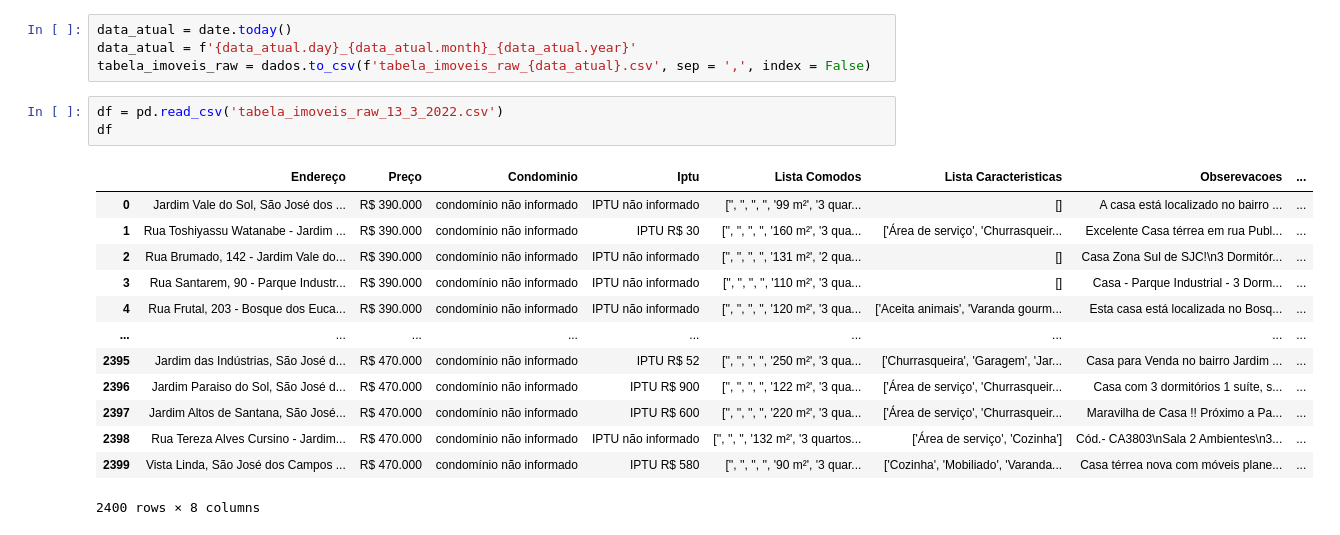
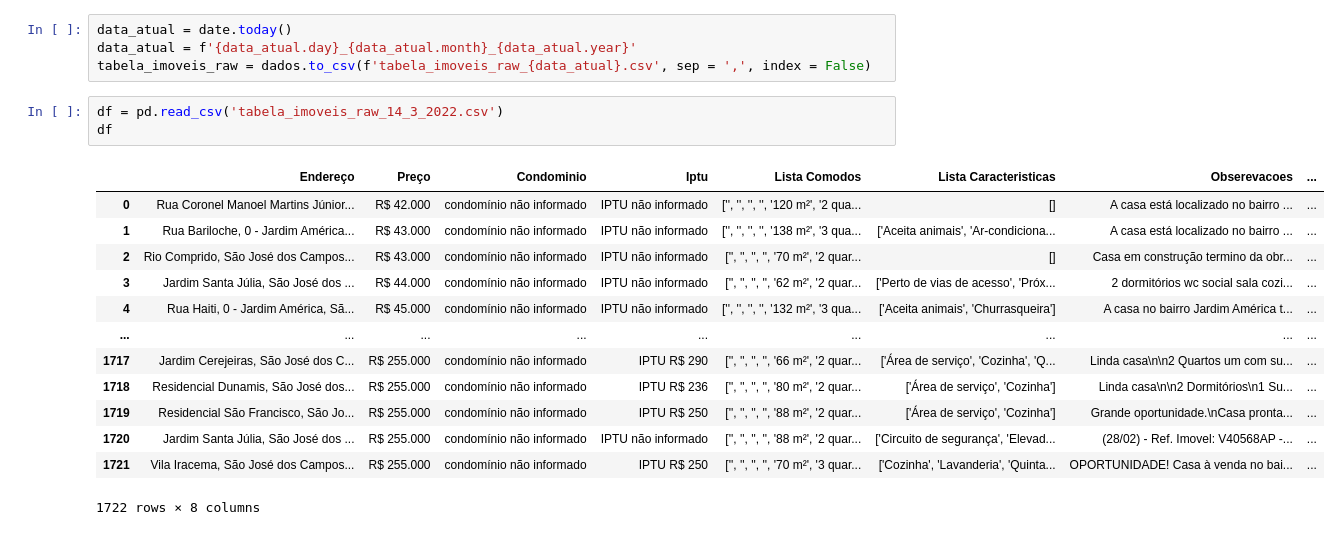
Before and after one commit to jpnune/estudo-imoveis-sao-jose-dos-campos, a Jupyter notebook: web scrapping imoveis zap/websacrapping imoveis sao jose dos campos site zap imoveis.ipynb, the cells around one changed output. Cells and saved outputs as stored; diff of their text form.

```diff
--- a/web scrapping imoveis zap/websacrapping imoveis sao jose dos campos site zap imoveis.ipynb
+++ b/web scrapping imoveis zap/websacrapping imoveis sao jose dos campos site zap imoveis.ipynb
@@ -264,19 +280,19 @@ data_atual = date.today()
 data_atual = f'{data_atual.day}_{data_atual.month}_{data_atual.year}'
 tabela_imoveis_raw = dados.to_csv(f'tabela_imoveis_raw_{data_atual}.csv', sep = ',', index = False)
 # %%
-df = pd.read_csv('tabela_imoveis_raw_13_3_2022.csv')
+df = pd.read_csv('tabela_imoveis_raw_14_3_2022.csv')
 df
 # %% [output]
 |  | Endereço | Preço | Condominio | Iptu | Lista Comodos | Lista Caracteristicas | Obserevacoes | ... |
-| 0 | Jardim Vale do Sol, São José dos ... | R$ 390.000 | condomínio não informado | IPTU não informado | ['', '', '', '', '99 m²', '3 quar... | [] | A casa está localizado no bairro ... | ... |
-| 1 | Rua Toshiyassu Watanabe - Jardim ... | R$ 390.000 | condomínio não informado | IPTU R$ 30 | ['', '', '', '', '160 m²', '3 qua... | ['Área de serviço', 'Churrasqueir... | Excelente Casa térrea em rua Publ... | ... |
-| 2 | Rua Brumado, 142 - Jardim Vale do... | R$ 390.000 | condomínio não informado | IPTU não informado | ['', '', '', '', '131 m²', '2 qua... | [] | Casa Zona Sul de SJC!\n3 Dormitór... | ... |
-| 3 | Rua Santarem, 90 - Parque Industr... | R$ 390.000 | condomínio não informado | IPTU não informado | ['', '', '', '', '110 m²', '3 qua... | [] | Casa - Parque Industrial - 3 Dorm... | ... |
-| 4 | Rua Frutal, 203 - Bosque dos Euca... | R$ 390.000 | condomínio não informado | IPTU não informado | ['', '', '', '', '120 m²', '3 qua... | ['Aceita animais', 'Varanda gourm... | Esta casa está localizada no Bosq... | ... |
+| 0 | Rua Coronel Manoel Martins Júnior... | R$ 42.000 | condomínio não informado | IPTU não informado | ['', '', '', '', '120 m²', '2 qua... | [] | A casa está localizado no bairro ... | ... |
+| 1 | Rua Bariloche, 0 - Jardim América... | R$ 43.000 | condomínio não informado | IPTU não informado | ['', '', '', '', '138 m²', '3 qua... | ['Aceita animais', 'Ar-condiciona... | A casa está localizado no bairro ... | ... |
+| 2 | Rio Comprido, São José dos Campos... | R$ 43.000 | condomínio não informado | IPTU não informado | ['', '', '', '', '70 m²', '2 quar... | [] | Casa em construção termino da obr... | ... |
+| 3 | Jardim Santa Júlia, São José dos ... | R$ 44.000 | condomínio não informado | IPTU não informado | ['', '', '', '', '62 m²', '2 quar... | ['Perto de vias de acesso', 'Próx... | 2 dormitórios wc social sala cozi... | ... |
+| 4 | Rua Haiti, 0 - Jardim América, Sã... | R$ 45.000 | condomínio não informado | IPTU não informado | ['', '', '', '', '132 m²', '3 qua... | ['Aceita animais', 'Churrasqueira'] | A casa no bairro Jardim América t... | ... |
 | ... | ... | ... | ... | ... | ... | ... | ... | ... |
-| 2395 | Jardim das Indústrias, São José d... | R$ 470.000 | condomínio não informado | IPTU R$ 52 | ['', '', '', '', '250 m²', '3 qua... | ['Churrasqueira', 'Garagem', 'Jar... | Casa para Venda no bairro Jardim ... | ... |
-| 2396 | Jardim Paraiso do Sol, São José d... | R$ 470.000 | condomínio não informado | IPTU R$ 900 | ['', '', '', '', '122 m²', '3 qua... | ['Área de serviço', 'Churrasqueir... | Casa com 3 dormitórios 1 suíte, s... | ... |
-| 2397 | Jardim Altos de Santana, São José... | R$ 470.000 | condomínio não informado | IPTU R$ 600 | ['', '', '', '', '220 m²', '3 qua... | ['Área de serviço', 'Churrasqueir... | Maravilha de Casa !! Próximo a Pa... | ... |
-| 2398 | Rua Tereza Alves Cursino - Jardim... | R$ 470.000 | condomínio não informado | IPTU não informado | ['', '', '', '132 m²', '3 quartos... | ['Área de serviço', 'Cozinha'] | Cód.- CA3803\nSala 2 Ambientes\n3... | ... |
-| 2399 | Vista Linda, São José dos Campos ... | R$ 470.000 | condomínio não informado | IPTU R$ 580 | ['', '', '', '', '90 m²', '3 quar... | ['Cozinha', 'Mobiliado', 'Varanda... | Casa térrea nova com móveis plane... | ... |
+| 1717 | Jardim Cerejeiras, São José dos C... | R$ 255.000 | condomínio não informado | IPTU R$ 290 | ['', '', '', '', '66 m²', '2 quar... | ['Área de serviço', 'Cozinha', 'Q... | Linda casa\n\n2 Quartos um com su... | ... |
+| 1718 | Residencial Dunamis, São José dos... | R$ 255.000 | condomínio não informado | IPTU R$ 236 | ['', '', '', '', '80 m²', '2 quar... | ['Área de serviço', 'Cozinha'] | Linda casa\n\n2 Dormitórios\n1 Su... | ... |
+| 1719 | Residencial São Francisco, São Jo... | R$ 255.000 | condomínio não informado | IPTU R$ 250 | ['', '', '', '', '88 m²', '2 quar... | ['Área de serviço', 'Cozinha'] | Grande oportunidade.\nCasa pronta... | ... |
+| 1720 | Jardim Santa Júlia, São José dos ... | R$ 255.000 | condomínio não informado | IPTU não informado | ['', '', '', '', '88 m²', '2 quar... | ['Circuito de segurança', 'Elevad... | (28/02) - Ref. Imovel: V40568AP -... | ... |
+| 1721 | Vila Iracema, São José dos Campos... | R$ 255.000 | condomínio não informado | IPTU R$ 250 | ['', '', '', '', '70 m²', '3 quar... | ['Cozinha', 'Lavanderia', 'Quinta... | OPORTUNIDADE! Casa à venda no bai... | ... |
-2400 rows × 8 columns
+1722 rows × 8 columns
```
Also changed, not shown: parts of 3 cells of this notebook, 8 other files.
